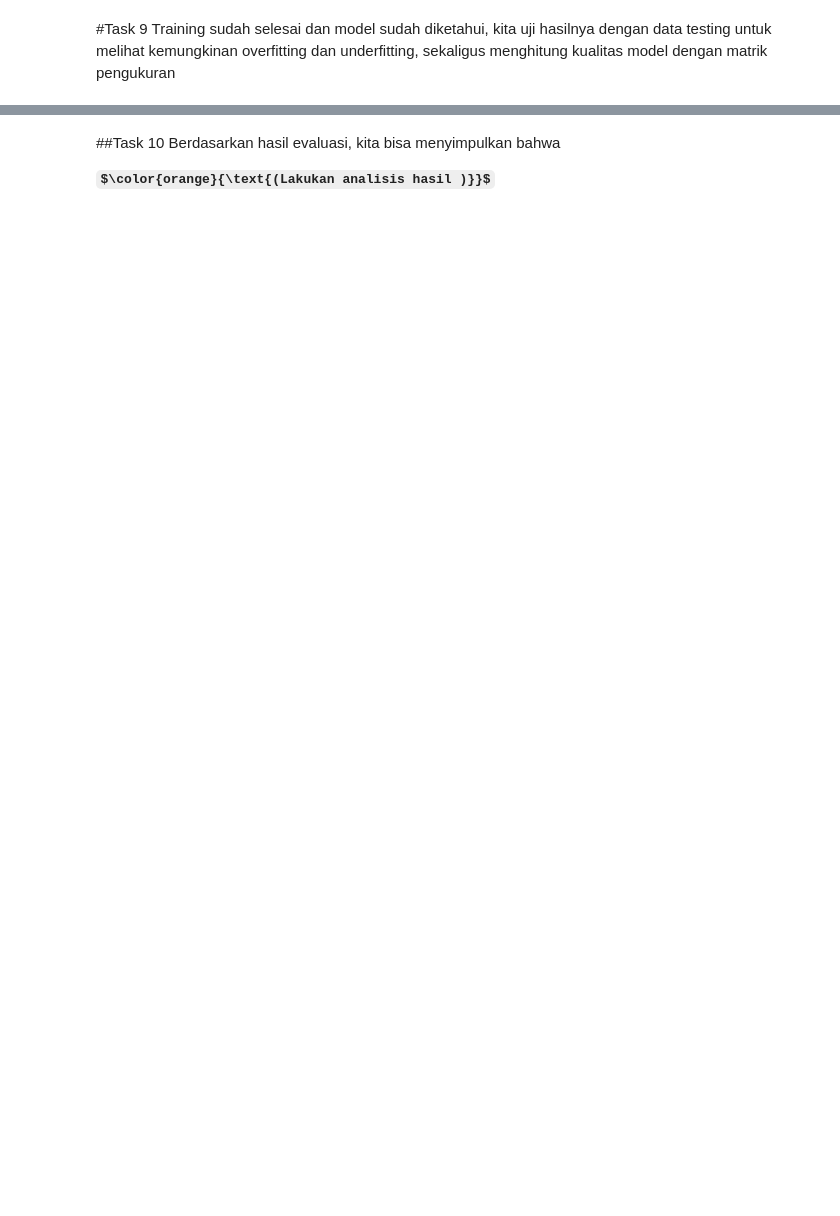
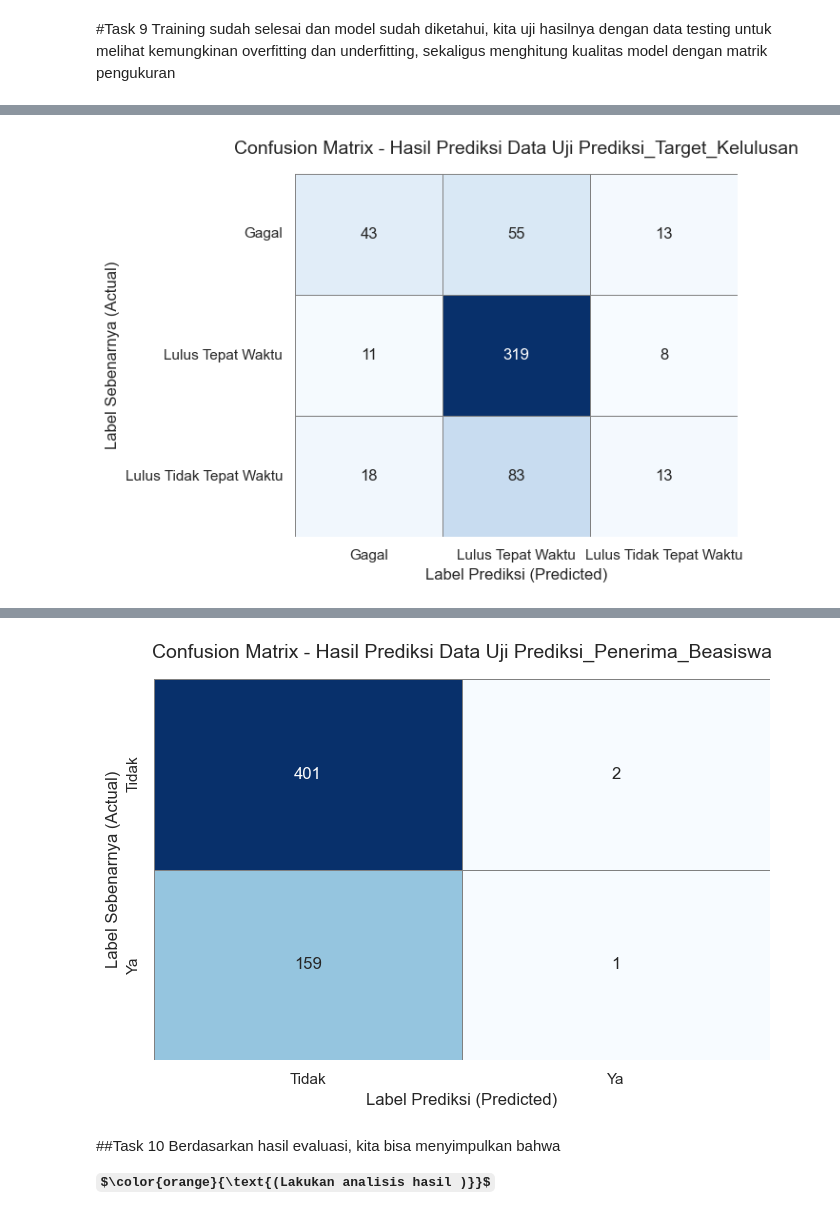
Before and after one commit to Yan-ac1/tugas, a Jupyter notebook: Tugas2/Tugas2.ipynb, the cells around one changed output, grey strips where cells are left out. Drawn from its saved outputs; the diff is of its cells as text; code cells hidden in the pictures; some formulas as TeX source; blank space fills up the shorter version.

```diff
--- a/Tugas2/Tugas2.ipynb
+++ b/Tugas2/Tugas2.ipynb
@@ -592,0 +593,68 @@ Training sudah selesai dan model sudah diketahui, kita uji hasilnya dengan data
+# %%
+# 1)	Evaluasi dengan data testing
+# ...
+for name in model_names:
+    X_train,X_test = X_tr[name],X_te[name]
+    y_train,y_test = y_Tr[name],y_te[name]
+# ==========================================
+# 1. PREDIKSI PADA DATA TRAIN DAN TEST
+# ==========================================
+# (Asumsi kita menggunakan 'model_robust' dan data split dari langkah sebelumnya)
+    scaler = StandardScaler()
+    X_train_scaled = scaler.fit_transform(X_train)
+    X_test_scaled = scaler.transform(X_test)
+    model = augment(X_train_scaled,y_train,
+                        n_estimator=100,
+                        max_depth=5,
+                        min_samples_leaf=5,
+                        min_samples_split=10)
+    y_pred_train = model.predict(X_train_scaled)
+    y_pred_test = model.predict(X_test_scaled)
+
+
+    # ==========================================
+    # 2. CEK OVERFITTING & UNDERFITTING
+    # ==========================================
+    acc_train = accuracy_score(y_train, y_pred_train)
+    acc_test = accuracy_score(y_test, y_pred_test)
+
+    print("--- EVALUASI OVERFITTING / UNDERFITTING ---")
+    print(f"Akurasi Data Latih (Train) :", acc_train)
+    print(f"Akurasi Data Uji (Test)    :", acc_test)
+
+    # Analisis sederhana otomatis
+    selisih = acc_train - acc_test
+    if selisih > 0.10:
+        print("-> Indikasi OVERFITTING: Model terlalu menghafal data latih dan gagal di data uji.")
+    elif acc_train < 0.60 and acc_test < 0.60:
+        print("-> Indikasi UNDERFITTING: Model belum cukup belajar, akurasi sangat rendah di kedua data.")
+    else:
+        print("-> Model GOOD FIT: Jarak akurasi antara train dan test wajar (model dapat digeneralisasi dengan baik).")
+
+
+    # ==========================================
+    # 3. METRIK PENGUKURAN (CLASSIFICATION REPORT)
+    # ==========================================
+    print("\n--- CLASSIFICATION REPORT (DATA UJI) ---")
+    # Menampilkan metrik Precision, Recall, dan F1-Score
+    print(classification_report(y_test, y_pred_test))
+    # 2)	Hitung dengan matrik pengukuran
+    # ...
+    print("\n--- CONFUSION MATRIX ---")
+    # Menghitung confusion matrix
+    cm = confusion_matrix(y_test, y_pred_test)
+
+    # Plotting confusion matrix menggunakan seaborn heatmap
+    plt.figure(figsize=(7, 5))
+    class_labels = ['Gagal','Lulus Tepat Waktu','Lulus Tidak Tepat Waktu'] if name == model_names[0] else ['Tidak','Ya']
+
+    sns.heatmap(cm, annot=True, fmt='d', cmap='Blues',
+                cbar=False, linewidths=0.5, linecolor='gray',
+                xticklabels=class_labels, yticklabels=class_labels)
+
+    plt.title(f"Confusion Matrix - Hasil Prediksi Data Uji {name}", fontsize=14, pad=15)
+    plt.xlabel("Label Prediksi (Predicted)", fontsize=12)
+    plt.ylabel("Label Sebenarnya (Actual)", fontsize=12)
+    plt.tight_layout()
+    plt.show()
+# %% [output]
@@ -592,0 +679 @@ Training sudah selesai dan model sudah diketahui, kita uji hasilnya dengan data
+[figure, added]
@@ -593,3 +697,4 @@ Training sudah selesai dan model sudah diketahui, kita uji hasilnya dengan data
+[figure, added]
 # %% [markdown]
 ##Task 10
 Berdasarkan hasil evaluasi, kita bisa menyimpulkan bahwa
```
Also changed, not shown: parts of 4 cells of this notebook.
